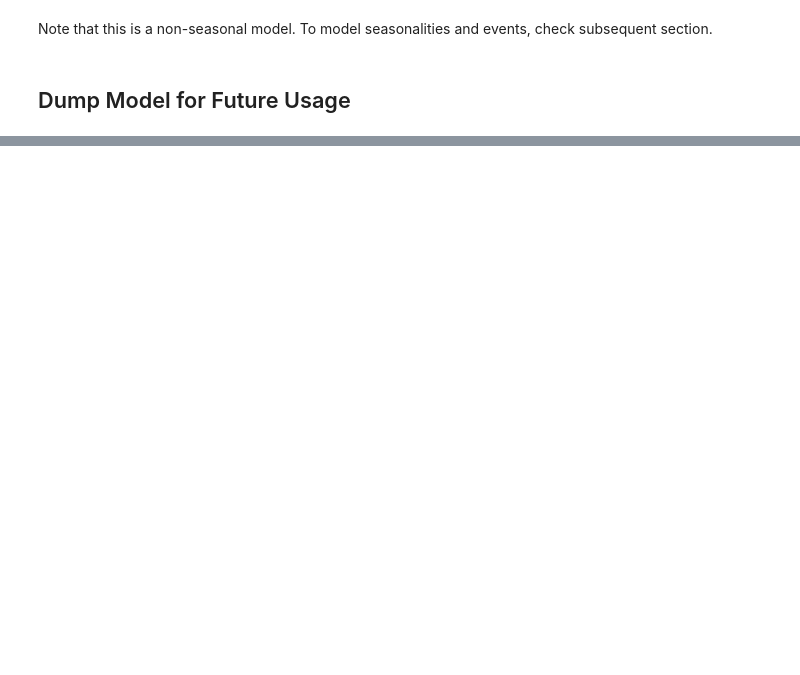
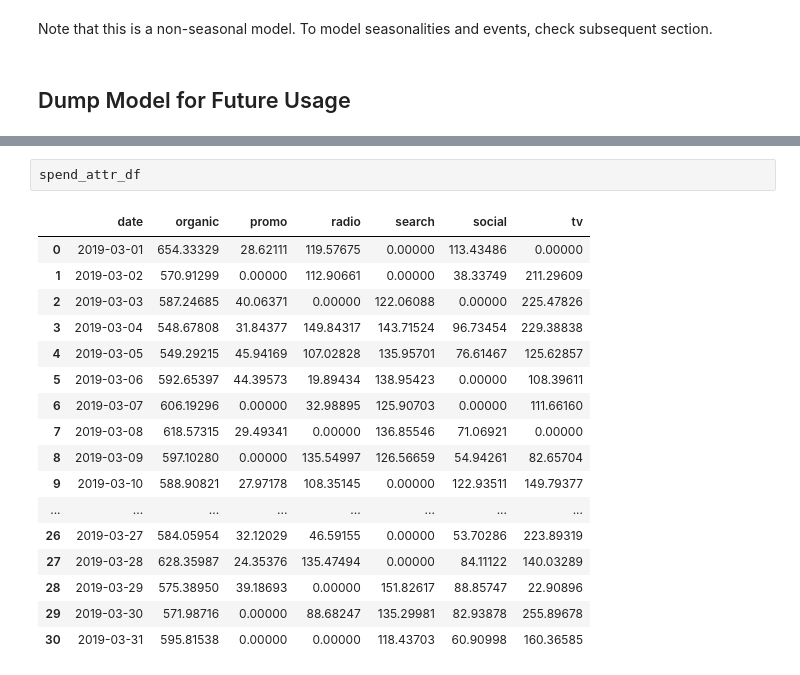
Before and after one commit to edwinnglabs/karpiu, a Jupyter notebook: docs/examples/quickstart.ipynb, the cells around one changed output, grey strips where cells are left out. Drawn from its saved outputs; the diff is of its cells as text; blank space fills up the shorter version.

```diff
--- a/docs/examples/quickstart.ipynb
+++ b/docs/examples/quickstart.ipynb
@@ -191,0 +325,20 @@ with open("./resource/model.pkl", "wb") as f:
+# %%
+spend_attr_df
+# %% [output]
+|  | date | organic | promo | radio | search | social | tv |
+| 0 | 2019-03-01 | 654.33329 | 28.62111 | 119.57675 | 0.00000 | 113.43486 | 0.00000 |
+| 1 | 2019-03-02 | 570.91299 | 0.00000 | 112.90661 | 0.00000 | 38.33749 | 211.29609 |
+| 2 | 2019-03-03 | 587.24685 | 40.06371 | 0.00000 | 122.06088 | 0.00000 | 225.47826 |
+| 3 | 2019-03-04 | 548.67808 | 31.84377 | 149.84317 | 143.71524 | 96.73454 | 229.38838 |
+| 4 | 2019-03-05 | 549.29215 | 45.94169 | 107.02828 | 135.95701 | 76.61467 | 125.62857 |
+| 5 | 2019-03-06 | 592.65397 | 44.39573 | 19.89434 | 138.95423 | 0.00000 | 108.39611 |
+| 6 | 2019-03-07 | 606.19296 | 0.00000 | 32.98895 | 125.90703 | 0.00000 | 111.66160 |
+| 7 | 2019-03-08 | 618.57315 | 29.49341 | 0.00000 | 136.85546 | 71.06921 | 0.00000 |
+| 8 | 2019-03-09 | 597.10280 | 0.00000 | 135.54997 | 126.56659 | 54.94261 | 82.65704 |
+| 9 | 2019-03-10 | 588.90821 | 27.97178 | 108.35145 | 0.00000 | 122.93511 | 149.79377 |
+| ... | ... | ... | ... | ... | ... | ... | ... |
+| 26 | 2019-03-27 | 584.05954 | 32.12029 | 46.59155 | 0.00000 | 53.70286 | 223.89319 |
+| 27 | 2019-03-28 | 628.35987 | 24.35376 | 135.47494 | 0.00000 | 84.11122 | 140.03289 |
+| 28 | 2019-03-29 | 575.38950 | 39.18693 | 0.00000 | 151.82617 | 88.85747 | 22.90896 |
+| 29 | 2019-03-30 | 571.98716 | 0.00000 | 88.68247 | 135.29981 | 82.93878 | 255.89678 |
+| 30 | 2019-03-31 | 595.81538 | 0.00000 | 0.00000 | 118.43703 | 60.90998 | 160.36585 |
```
Also changed, not shown: parts of 29 cells of this notebook, 13 other files.
